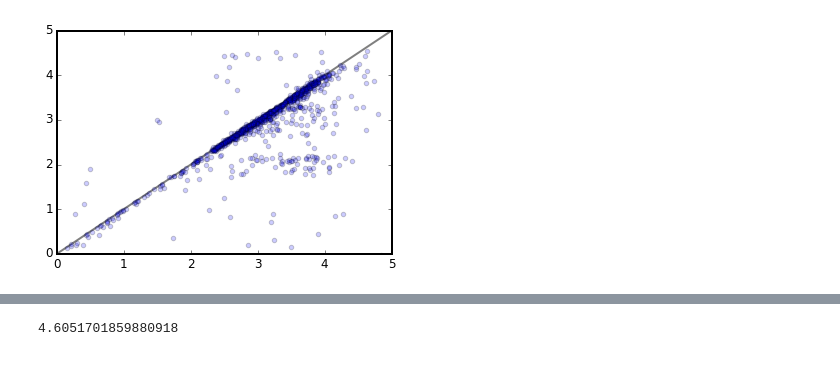
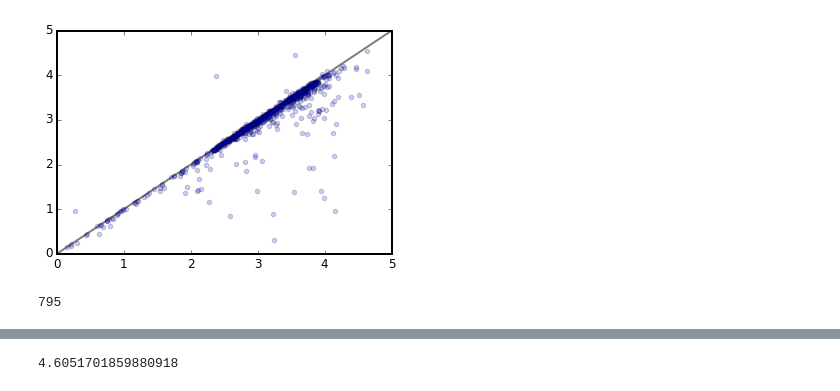
Before and after one commit to RuthAngus/GProtation, a Jupyter notebook: notebooks_tdm/summary.ipynb, the cells around one changed output, grey strips where cells are left out. Drawn from its saved outputs; the diff is of its cells as text; code cells hidden in the pictures.

```diff
--- a/notebooks_tdm/summary.ipynb
+++ b/notebooks_tdm/summary.ipynb
@@ -10,5 +10,7 @@ resultsdir = '../results_bestchunks'
 df = summarize_fits(resultsdir, truths='aigrain')
 df = df.join(AigrainTruths().df)
 
-df_acf = pd.read_table('../acf_all.txt', delim_whitespace=True, index_col=0)
+df_acf = pd.read_table('../acf_all.txt', delim_whitespace=True)
+df_acf = df_acf.sort_values(['star', 'quality'], ascending=[True, False]).groupby('star').first()
 df_acf = df_acf.join(AigrainTruths().df)
+df_acf['P_MEAN'] = (df_acf.P_MIN + df_acf.P_MAX)/2.
@@ -41,19 +32,24 @@ Index([u'ln_A_05', u'ln_A_16', u'ln_A_50', u'ln_A_84', u'ln_A_95', u'ln_l_05',
 # %%
 %matplotlib inline
 import matplotlib.pyplot as plt
 import mpld3
 from mpld3 import plugins
 mpld3.enable_notebook()
 
+q = 'tau > 0.5*prot'
+
 fig, ax = plt.subplots(1,1)
-df_acf['P_MEAN'] = (df_acf.P_MIN + df_acf.P_MAX)/2.
-points = ax.scatter(np.log(df_acf['P_MEAN']), np.log(df_acf.acf_prot),
+points = ax.scatter(np.log(df_acf.query(q)['P_MEAN']), np.log(df_acf.query(q).prot),
                     alpha=0.2)
 ax.plot(range(6), range(6), 'k', lw=2, alpha=0.5, zorder=0)
 ax.set_xlim((0,5))
 ax.set_ylim((0,5))
 tooltip = plugins.PointLabelTooltip(points, labels=['{}: {:.2f}'.format(i, df_acf.ix[i, 'P_MEAN'])
-                                                    for i in df_acf.index])
+                                                    for i in df_acf.query(q).index])
 plugins.connect(fig, tooltip)
 # %% [output]
-[figure, old version]
+[figure, new version]
+# %%
+len(df_acf.query(q))
+# %% [output]
+795
```
Also changed, not shown: parts of 4 cells of this notebook, 2 other files.
